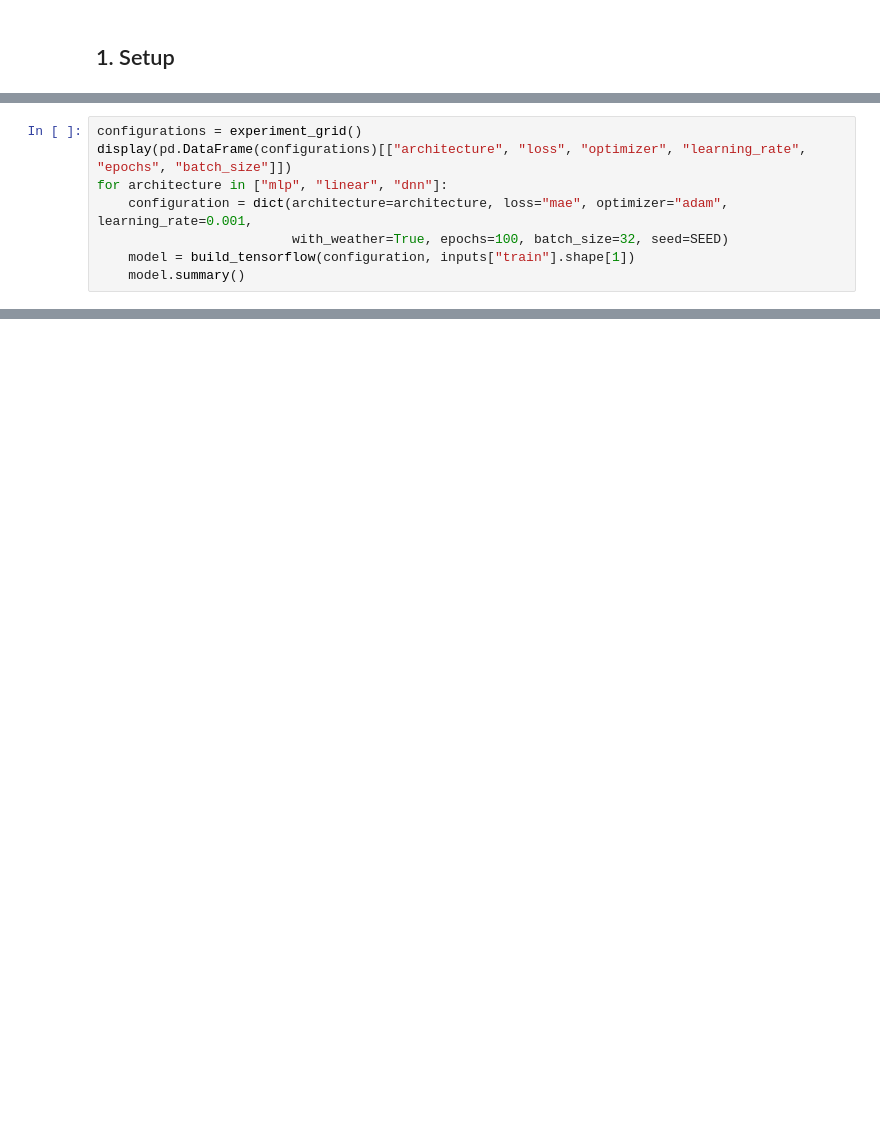
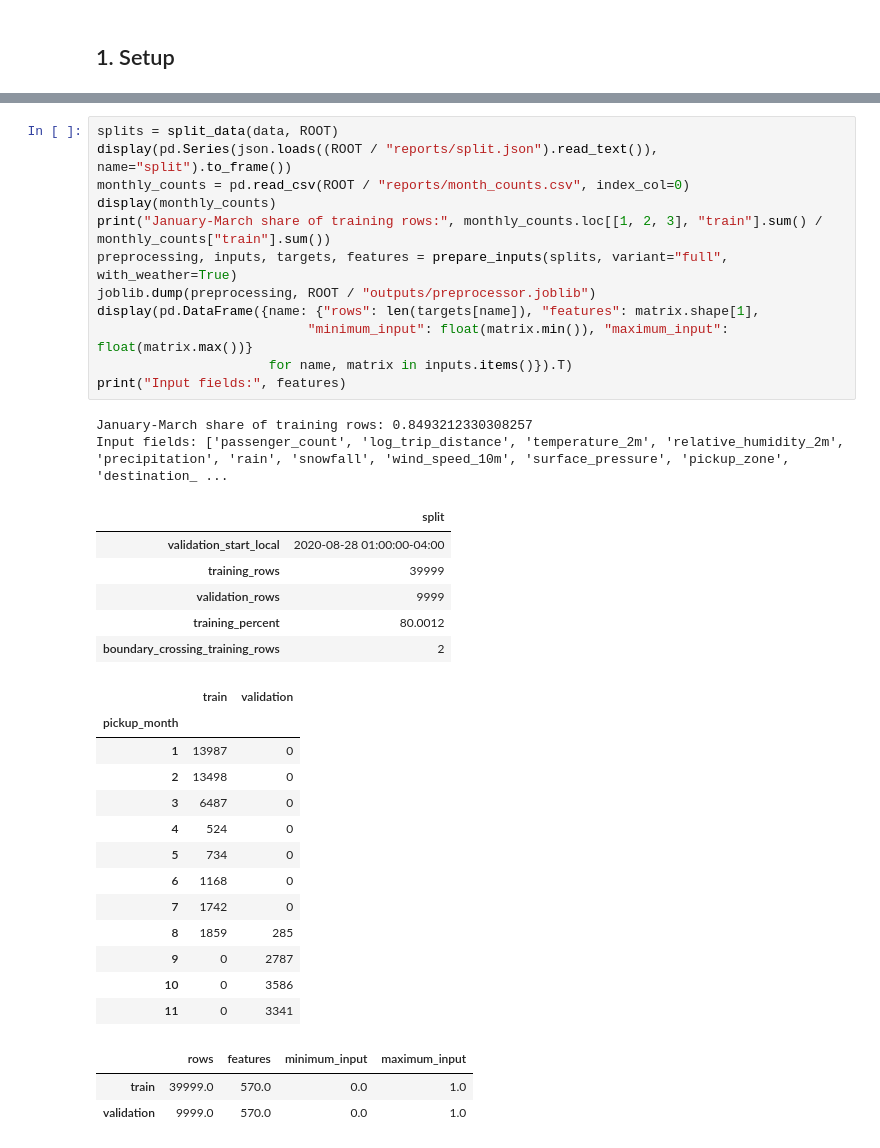
Before and after one commit to Negarkamvij/NYC-Taxi-Duration-Prediction, a Jupyter notebook: Taxi_Project_2.ipynb, the cells around one changed output, grey strips where cells are left out. Saved outputs shown, nothing was run; the diff lists cells and outputs as text; blank space fills up the shorter version.

```diff
--- a/Taxi_Project_2.ipynb
+++ b/Taxi_Project_2.ipynb
@@ -391,8 +12,0 @@ def collect_results(root: Path) -> pd.DataFrame:
-# %%
-configurations = experiment_grid()
-display(pd.DataFrame(configurations)[["architecture", "loss", "optimizer", "learning_rate", "epochs", "batch_size"]])
-for architecture in ["mlp", "linear", "dnn"]:
-    configuration = dict(architecture=architecture, loss="mae", optimizer="adam", learning_rate=0.001,
-                         with_weather=True, epochs=100, batch_size=32, seed=SEED)
-    model = build_tensorflow(configuration, inputs["train"].shape[1])
-    model.summary()
@@ -544,0 +263,37 @@ The final numerical findings and framework comparison are reported below from th
+# %%
+splits = split_data(data, ROOT)
+display(pd.Series(json.loads((ROOT / "reports/split.json").read_text()), name="split").to_frame())
+monthly_counts = pd.read_csv(ROOT / "reports/month_counts.csv", index_col=0)
+display(monthly_counts)
+print("January-March share of training rows:", monthly_counts.loc[[1, 2, 3], "train"].sum() / monthly_counts["train"].sum())
+preprocessing, inputs, targets, features = prepare_inputs(splits, variant="full", with_weather=True)
+joblib.dump(preprocessing, ROOT / "outputs/preprocessor.joblib")
+display(pd.DataFrame({name: {"rows": len(targets[name]), "features": matrix.shape[1],
+                           "minimum_input": float(matrix.min()), "maximum_input": float(matrix.max())}
+                      for name, matrix in inputs.items()}).T)
+print("Input fields:", features)
+# %% [output]
+January-March share of training rows: 0.8493212330308257
+Input fields: ['passenger_count', 'log_trip_distance', 'temperature_2m', 'relative_humidity_2m', 'precipitation', 'rain', 'snowfall', 'wind_speed_10m', 'surface_pressure', 'pickup_zone', 'destination_ ...
+|  | split |
+| validation_start_local | 2020-08-28 01:00:00-04:00 |
+| training_rows | 39999 |
+| validation_rows | 9999 |
+| training_percent | 80.0012 |
+| boundary_crossing_training_rows | 2 |
+|  | train | validation |
+| pickup_month |  |  |
+| 1 | 13987 | 0 |
+| 2 | 13498 | 0 |
+| 3 | 6487 | 0 |
+| 4 | 524 | 0 |
+| 5 | 734 | 0 |
+| 6 | 1168 | 0 |
+| 7 | 1742 | 0 |
+| 8 | 1859 | 285 |
+| 9 | 0 | 2787 |
+| 10 | 0 | 3586 |
+| 11 | 0 | 3341 |
+|  | rows | features | minimum_input | maximum_input |
+| train | 39999.0 | 570.0 | 0.0 | 1.0 |
+| validation | 9999.0 | 570.0 | 0.0 | 1.0 |
```
Also changed, not shown: parts of 53 cells of this notebook, 6 other files.
